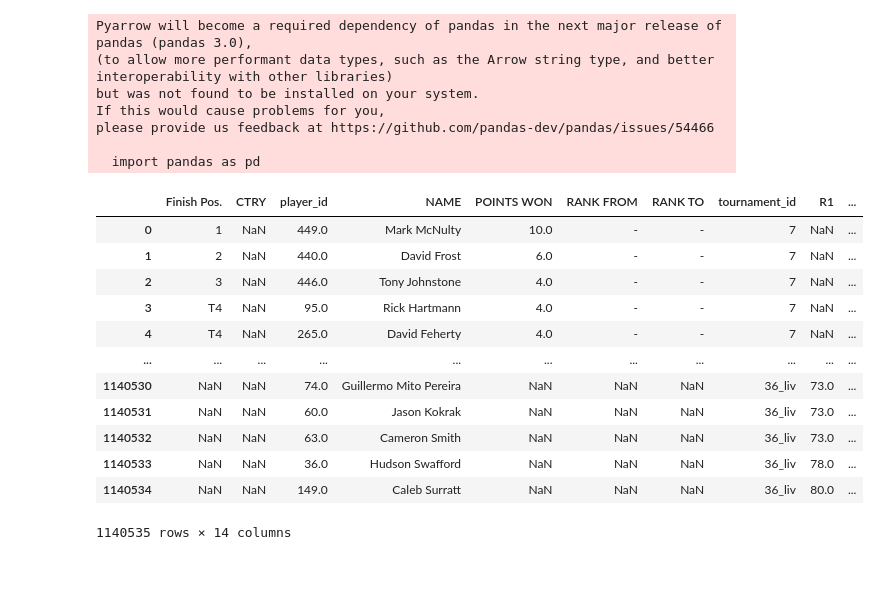
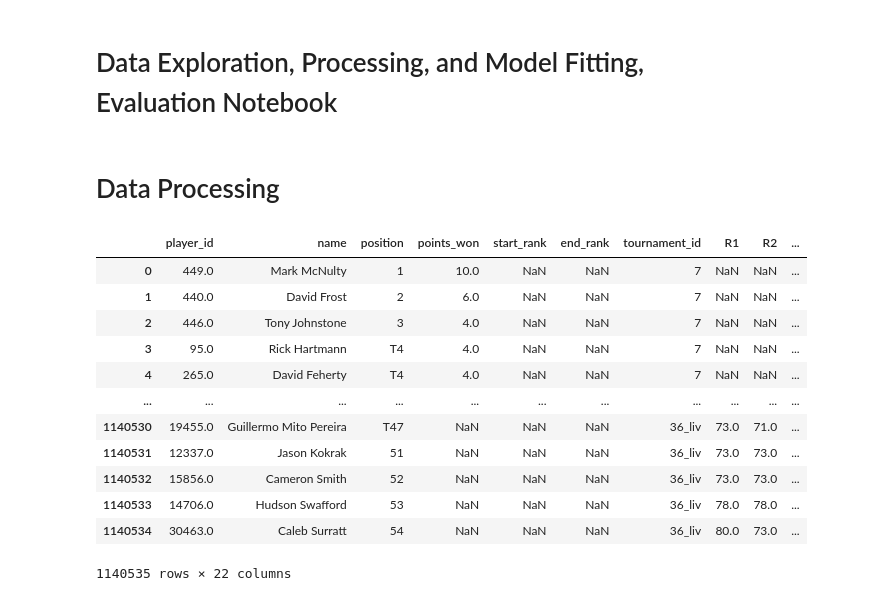
Before and after one commit to james-tyler1423/project, a Jupyter notebook: exploration.ipynb, the cells around one changed output. Cells and saved outputs as stored; diff of their text form; code cells hidden in the pictures; blank space fills up the shorter version.

```diff
--- a/exploration.ipynb
+++ b/exploration.ipynb
@@ -1,13 +1,2 @@
-# %%
-import pandas as pd
-import numpy as np
-
-pd.set_option("display.max_columns", 50)
-# %% [output]
-Pyarrow will become a required dependency of pandas in the next major release of pandas (pandas 3.0),
-(to allow more performant data types, such as the Arrow string type, and better interoperability with other libraries)
-but was not found to be installed on your system.
-If this would cause problems for you,
-please provide us feedback at https://github.com/pandas-dev/pandas/issues/54466
-
-  import pandas as pd
+# %% [markdown]
+# Data Exploration, Processing, and Model Fitting, Evaluation Notebook
@@ -14,17 +20,23 @@ please provide us feedback at https://github.com/pandas-dev/pandas/issues/54466
+# %% [markdown]
+# Data Processing
 # %%
 df = pd.read_csv("project_data.csv")
+
+# fixing dates
+df["date"] = pd.to_datetime(df["date"])
+
 df
 # %% [output]
-|  | Finish Pos. | CTRY | player_id | NAME | POINTS WON | RANK FROM | RANK TO | tournament_id | R1 | ... |
-| 0 | 1 | NaN | 449.0 | Mark McNulty | 10.0 | - | - | 7 | NaN | ... |
-| 1 | 2 | NaN | 440.0 | David Frost | 6.0 | - | - | 7 | NaN | ... |
-| 2 | 3 | NaN | 446.0 | Tony Johnstone | 4.0 | - | - | 7 | NaN | ... |
-| 3 | T4 | NaN | 95.0 | Rick Hartmann | 4.0 | - | - | 7 | NaN | ... |
-| 4 | T4 | NaN | 265.0 | David Feherty | 4.0 | - | - | 7 | NaN | ... |
+|  | player_id | name | position | points_won | start_rank | end_rank | tournament_id | R1 | R2 | ... |
+| 0 | 449.0 | Mark McNulty | 1 | 10.0 | NaN | NaN | 7 | NaN | NaN | ... |
+| 1 | 440.0 | David Frost | 2 | 6.0 | NaN | NaN | 7 | NaN | NaN | ... |
+| 2 | 446.0 | Tony Johnstone | 3 | 4.0 | NaN | NaN | 7 | NaN | NaN | ... |
+| 3 | 95.0 | Rick Hartmann | T4 | 4.0 | NaN | NaN | 7 | NaN | NaN | ... |
+| 4 | 265.0 | David Feherty | T4 | 4.0 | NaN | NaN | 7 | NaN | NaN | ... |
 | ... | ... | ... | ... | ... | ... | ... | ... | ... | ... | ... |
-| 1140530 | NaN | NaN | 74.0 | Guillermo Mito Pereira | NaN | NaN | NaN | 36_liv | 73.0 | ... |
-| 1140531 | NaN | NaN | 60.0 | Jason Kokrak | NaN | NaN | NaN | 36_liv | 73.0 | ... |
-| 1140532 | NaN | NaN | 63.0 | Cameron Smith | NaN | NaN | NaN | 36_liv | 73.0 | ... |
-| 1140533 | NaN | NaN | 36.0 | Hudson Swafford | NaN | NaN | NaN | 36_liv | 78.0 | ... |
-| 1140534 | NaN | NaN | 149.0 | Caleb Surratt | NaN | NaN | NaN | 36_liv | 80.0 | ... |
+| 1140530 | 19455.0 | Guillermo Mito Pereira | T47 | NaN | NaN | NaN | 36_liv | 73.0 | 71.0 | ... |
+| 1140531 | 12337.0 | Jason Kokrak | 51 | NaN | NaN | NaN | 36_liv | 73.0 | 73.0 | ... |
+| 1140532 | 15856.0 | Cameron Smith | 52 | NaN | NaN | NaN | 36_liv | 73.0 | 73.0 | ... |
+| 1140533 | 14706.0 | Hudson Swafford | 53 | NaN | NaN | NaN | 36_liv | 78.0 | 78.0 | ... |
+| 1140534 | 30463.0 | Caleb Surratt | 54 | NaN | NaN | NaN | 36_liv | 80.0 | 73.0 | ... |
-1140535 rows × 14 columns
+1140535 rows × 22 columns
```
Also changed, not shown: parts of 23 cells of this notebook, 3 other files.
